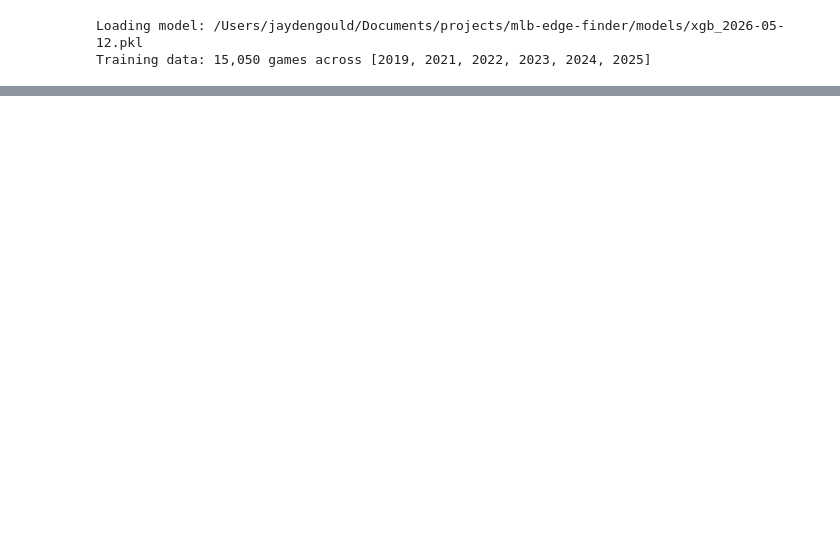
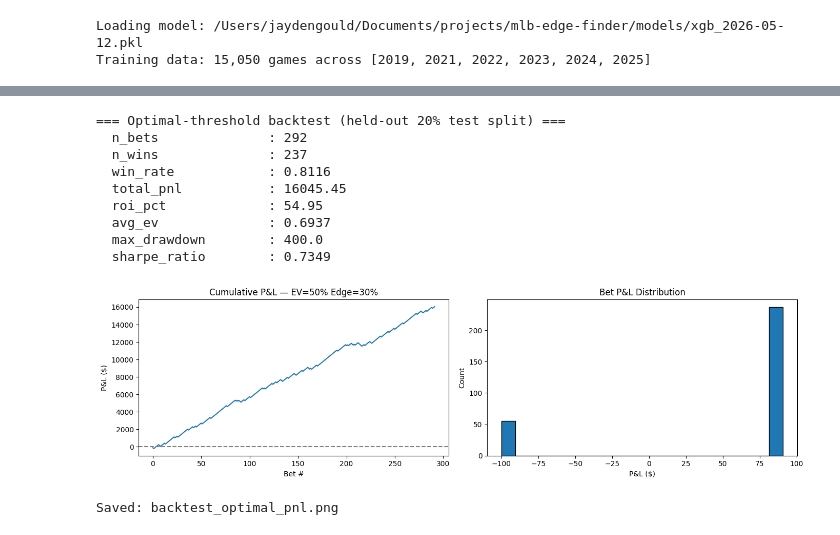
Before and after one commit to jaydengould/mlb-edge-finder, a Jupyter notebook: notebooks/02_backtest.ipynb, the cells around one changed output, grey strips where cells are left out. Saved outputs shown, nothing was run; the diff lists cells and outputs as text; code cells hidden in the pictures; blank space fills up the shorter version.

```diff
--- a/notebooks/02_backtest.ipynb
+++ b/notebooks/02_backtest.ipynb
@@ -131,0 +208,31 @@ Plot saved to /Users/jaydengould/Documents/projects/mlb-edge-finder/notebooks/ba
+# %%
+from mlb_edge_finder.backtest import run_backtest, compute_summary
+
+bt_optimal = run_backtest(
+    clf, training_df,
+    ev_threshold=best["ev_threshold"],
+    min_prob_edge=best["min_prob_edge"],
+)
+
+summary_optimal = compute_summary(bt_optimal)
+print("=== Optimal-threshold backtest (held-out 20% test split) ===")
+for k, v in summary_optimal.items():
+    print(f"  {k:20s}: {v}")
+
+fig, axes = plt.subplots(1, 2, figsize=(14, 4))
+axes[0].plot(bt_optimal["cumulative_pnl"].values)
+axes[0].set_title(f"Cumulative P&L — EV={best['ev_threshold']:.0%} Edge={best['min_prob_edge']:.0%}")
+axes[0].set_xlabel("Bet #")
+axes[0].set_ylabel("P&L ($)")
+axes[0].axhline(0, color="gray", linestyle="--")
+
+axes[1].hist(bt_optimal["pnl"], bins=20, edgecolor="black")
+axes[1].set_title("Bet P&L Distribution")
+axes[1].set_xlabel("P&L ($)")
+axes[1].set_ylabel("Count")
+
+plt.tight_layout()
+plt.savefig("backtest_optimal_pnl.png", dpi=150)
+plt.show()
+print("Saved: backtest_optimal_pnl.png")
+# %% [output]
@@ -131,0 +240,11 @@ Plot saved to /Users/jaydengould/Documents/projects/mlb-edge-finder/notebooks/ba
+=== Optimal-threshold backtest (held-out 20% test split) ===
+  n_bets              : 292
+  n_wins              : 237
+  win_rate            : 0.8116
+  total_pnl           : 16045.45
+  roi_pct             : 54.95
+  avg_ev              : 0.6937
+  max_drawdown        : 400.0
+  sharpe_ratio        : 0.7349
+[figure, added]
+Saved: backtest_optimal_pnl.png
```
Also changed, not shown: parts of 7 cells of this notebook, 2 other files.
